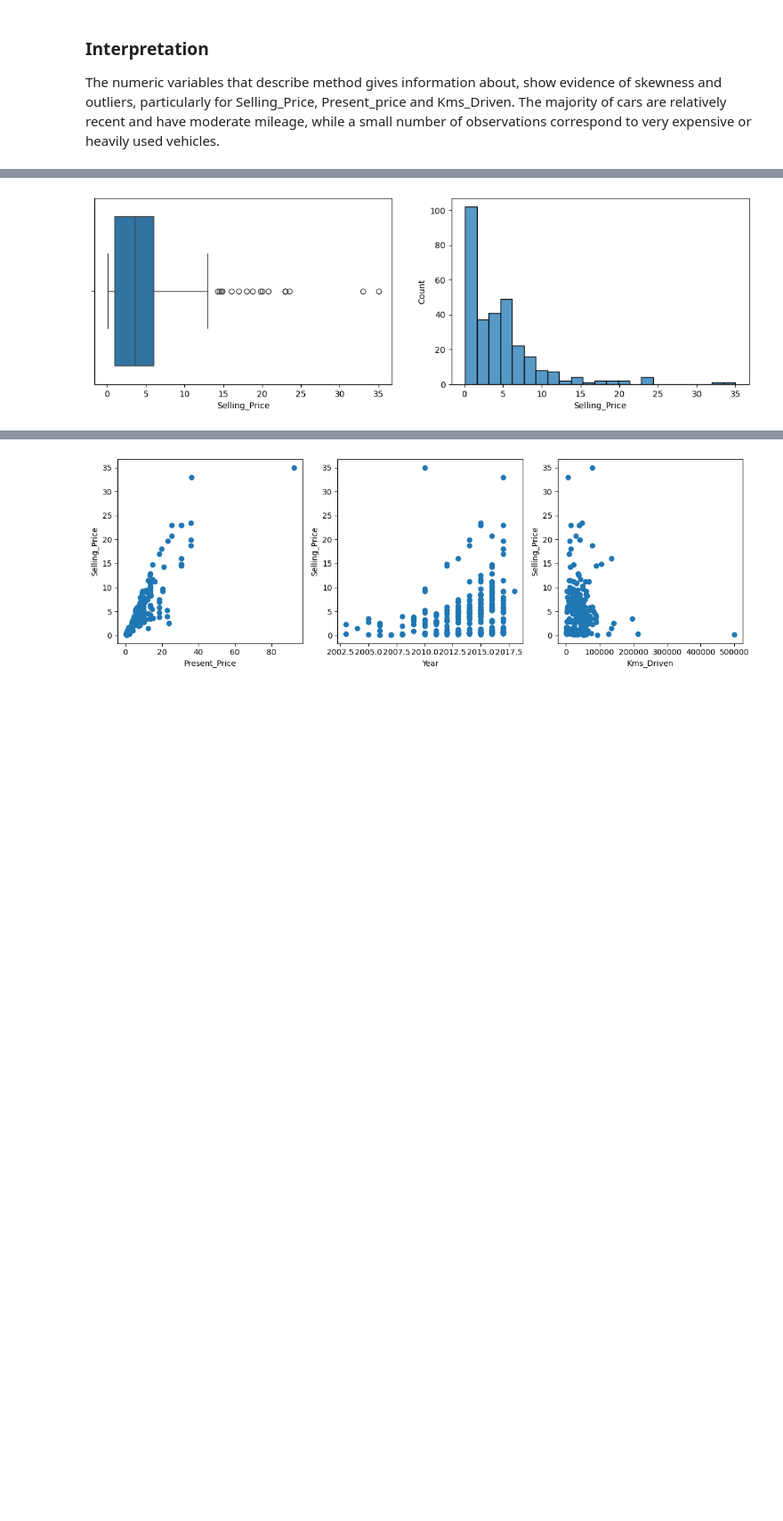
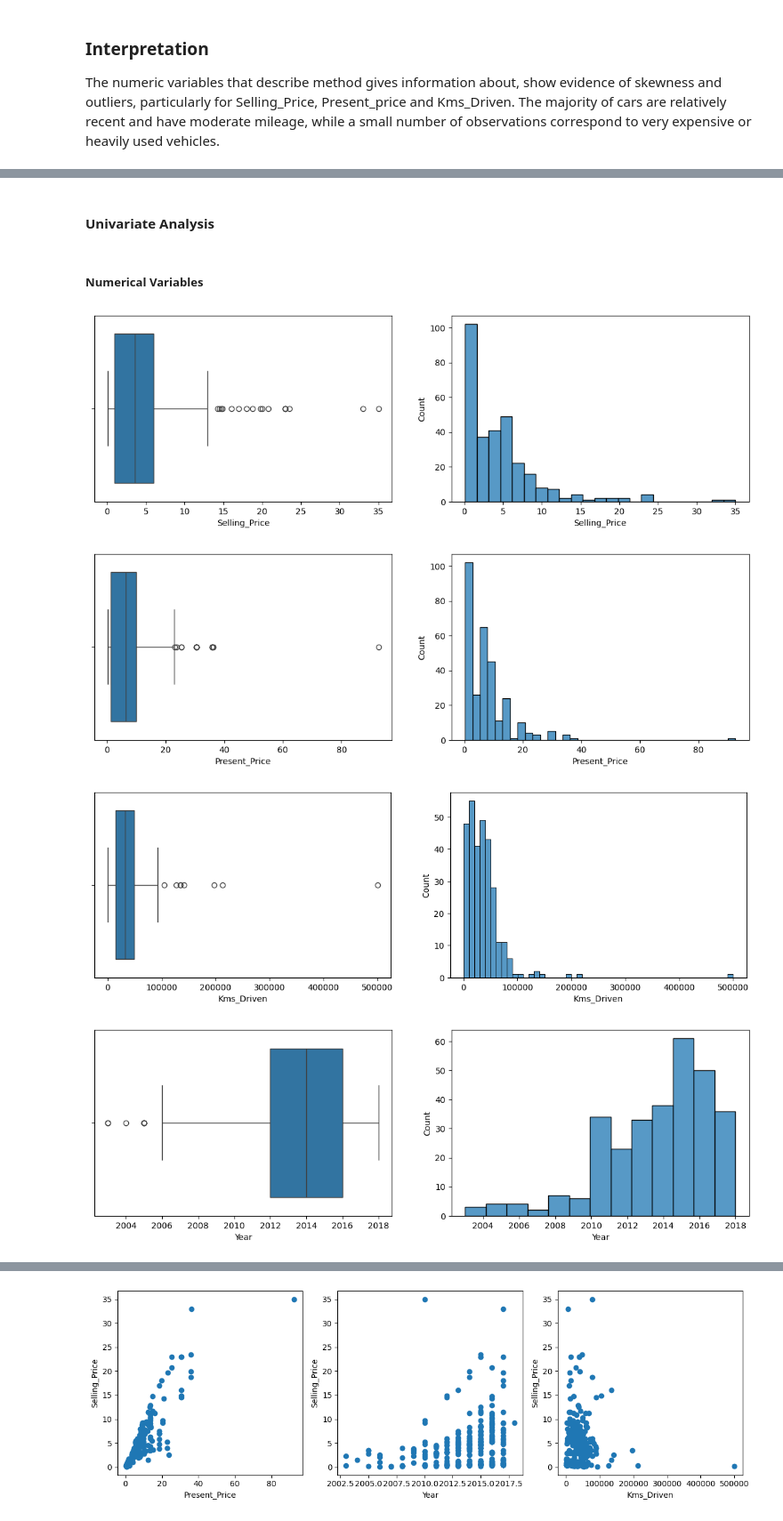
Before and after one commit to BoostanAlireza/used-car-price-prediction, a Jupyter notebook: Cardataset.ipynb, the cells around one changed output, grey strips where cells are left out. Shown at 89% size. Saved outputs shown, nothing was run; the diff lists cells and outputs as text; code cells hidden in the pictures; blank space fills up the shorter version.

```diff
--- a/Cardataset.ipynb
+++ b/Cardataset.ipynb
@@ -137,7 +250,21 @@ Kms_Driven. The majority of cars are relatively recent and have moderate mileage
+# %% [markdown]
+#### Univariate Analysis
 # %%
-fig, axes = subplots(1, 2, figsize=(14, 4))
-sns.boxplot(x=df['Selling_Price'], ax=axes[0]);
-sns.histplot(x=df['Selling_Price'], ax=axes[1]);
-plt.show()
+# Approach One
+def box_hist_plot(variable):
+    fig, axes = subplots(1, 2, figsize=(14, 4))
+    sns.boxplot(x=df[variable], ax=axes[0]);
+    sns.histplot(x=df[variable], ax=axes[1]);
+    plt.show()
-# %% [output]
-[figure, removed]
+# %% [markdown]
+##### Numerical Variables
+# %%
+numeric_vars = ['Selling_Price', 'Present_Price', 'Kms_Driven', 'Year']
+# %%
+for nvar in numeric_vars:
+    box_hist_plot(nvar)
+# %% [output]
+[figure, added]
+[figure, added]
+[figure, added]
+[figure, added]
```
Also changed, not shown: parts of 25 cells of this notebook.
